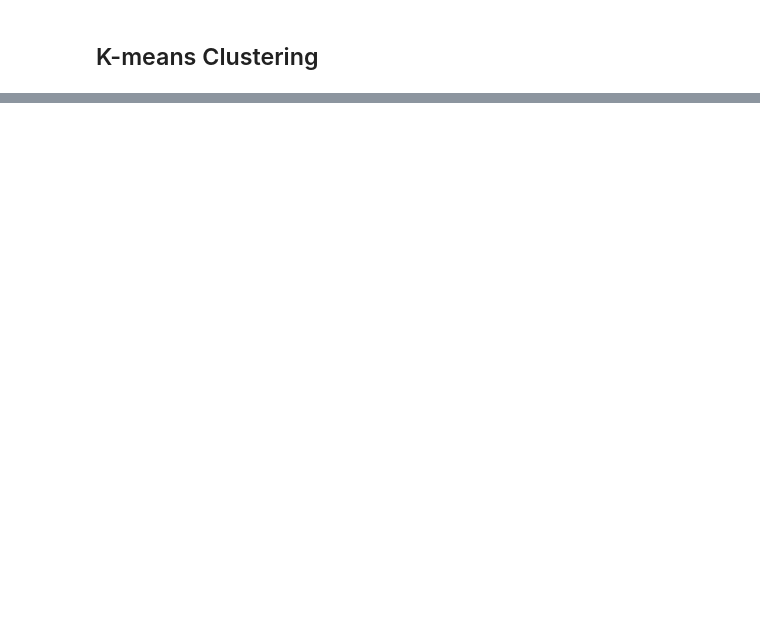
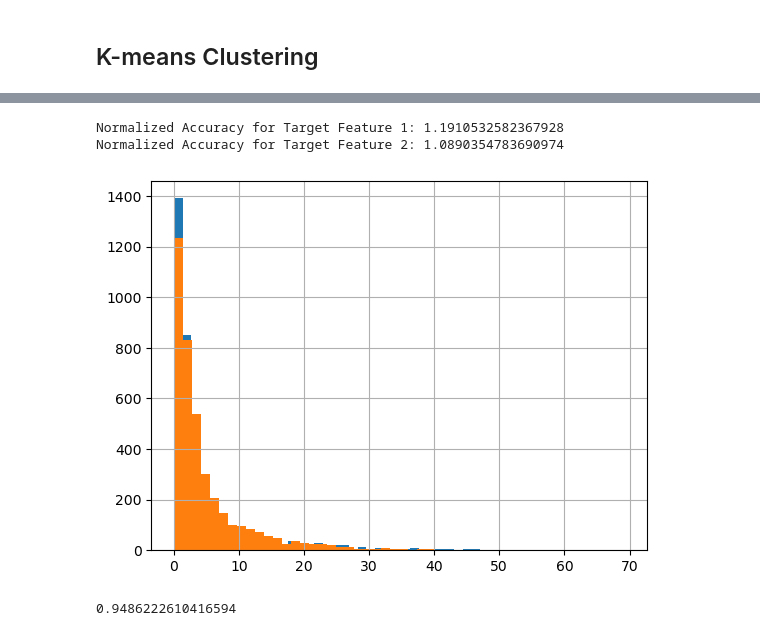
Before and after one commit to moulinleo/cool_train, a Jupyter notebook: notebooks/model_selection/model_selection.ipynb, the cells around one changed output, grey strips where cells are left out. Saved outputs shown, nothing was run; the diff lists cells and outputs as text; code cells hidden in the pictures; blank space fills up the shorter version.

```diff
--- a/notebooks/model_selection/model_selection.ipynb
+++ b/notebooks/model_selection/model_selection.ipynb
@@ -389,0 +665,8 @@ For example,
+# %%
+# Train-Test Splitting
+# Select the first 80% of samples for training
+train_size = int(0.8 * len(df_time_regime))
+train_data = df_time_regime.iloc[:train_size]
+
+# Select the remaining 20% for testing
+test_data = df_time_regime.iloc[train_size:]
@@ -389,0 +722,49 @@ For example,
+# %%
+from sklearn.metrics import mean_squared_error
+import numpy as np
+from scipy.stats import norm
+
+def calculate_normalized_accuracy(actual, predicted):
+    """
+    Calculate the normalized Mean Squared Error (MSE) as a measure of accuracy.
+    Normalized by dividing MSE by the range of the target feature.
+    """
+    range_target = np.max(actual) - np.min(actual)
+    mse = mean_squared_error(actual, predicted)
+    normalized_accuracy = mse / range_target # (range_target**2)  # Square the range to ensure the result is between 0 and 1
+    return normalized_accuracy
+
+def calculate_prediction_interval(predictions, std_dev, alpha=0.2):
+    """
+    Calculate the prediction interval around predicted values.
+    """
+    z_value = norm.ppf(1 - alpha / 2)
+    lower_bound = predictions - z_value * std_dev
+    upper_bound = predictions + z_value * std_dev
+    return lower_bound, upper_bound
+
+def detect_anomalies(actual, predicted, threshold=12.0):
+    """
+    Detect anomalies based on residuals (difference between actual and predicted values).
+    Anomalies are points where the absolute residual is greater than the threshold.
+    """
+    residuals = np.abs(actual - predicted)
+    anomalies_mask = residuals > threshold
+    residuals.hist(bins=50)
+    return anomalies_mask
+
+
+# Calculate normalized accuracy
+normalized_accuracy_feature1 = calculate_normalized_accuracy(y_test[output_features[0]], y_pred[:, 0])
+normalized_accuracy_feature2 = calculate_normalized_accuracy(y_test[output_features[1]], y_pred[:, 1])
+
+print(f"Normalized Accuracy for Target Feature 1: {normalized_accuracy_feature1}")
+print(f"Normalized Accuracy for Target Feature 2: {normalized_accuracy_feature2}")
+
+# Detect anomalies
+anomalies_feature1 = detect_anomalies(y_test[output_features[0]], y_pred[:, 0])
+anomalies_feature2 = detect_anomalies(y_test[output_features[1]], y_pred[:, 1])
+# %% [output]
+Normalized Accuracy for Target Feature 1: 1.1910532582367928
+Normalized Accuracy for Target Feature 2: 1.0890354783690974
+[figure, added]
@@ -389,0 +799,23 @@ For example,
+# %%
+def normalized_mse(y_true, y_pred):
+    mse = np.mean((y_true - y_pred)**2)
+    variance = np.var(y_true)
+    n_mse = mse / variance
+    return n_mse
+
+def coefficient_of_variation(y_true, y_pred):
+    mean_true = np.mean(y_true)
+    std_true = np.std(y_true)
+    cv = std_true / mean_true
+    normalized_metric = np.mean((y_true - y_pred)**2) / (mean_true**2 * cv**2)
+    return normalized_metric
+
+def mean_abs_value_norm(y_true, y_pred):
+    range_max = 100
+    abs_val = range_max - np.abs(y_true - y_pred)
+    return np.mean(abs_val/range_max)
+
+my_metric(y_test[output_features[0]],y_pred[:,0])
+# coefficient_of_variation(y_test[output_features[1]],y_pred[:,1])
+# %% [output]
+0.9486222610416594
```
Also changed, not shown: parts of 55 cells of this notebook.
